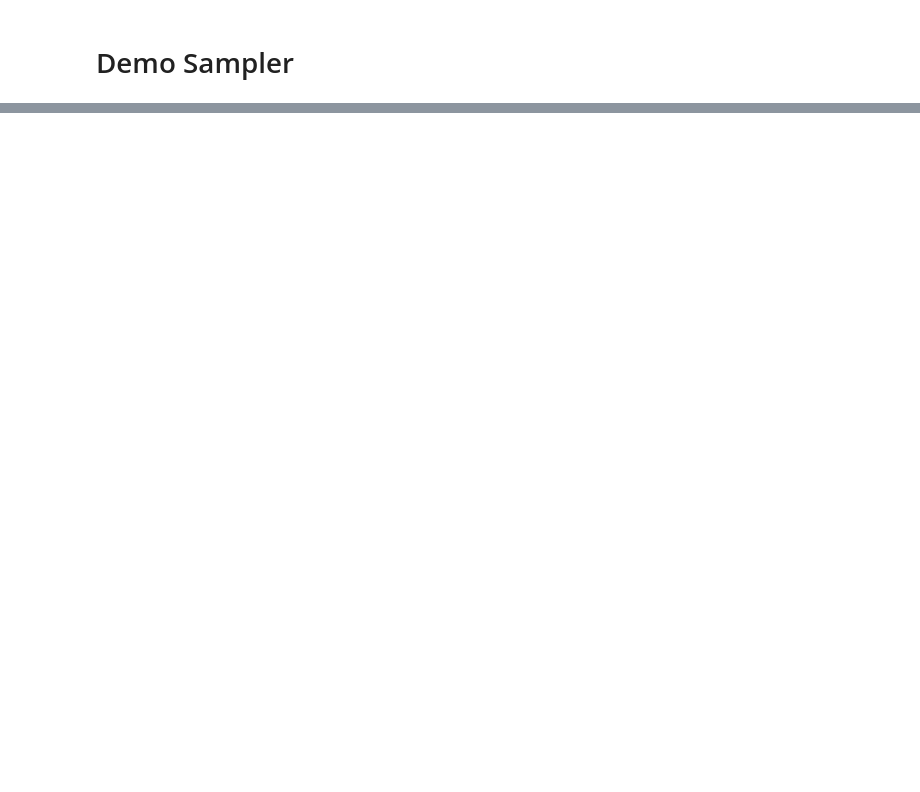
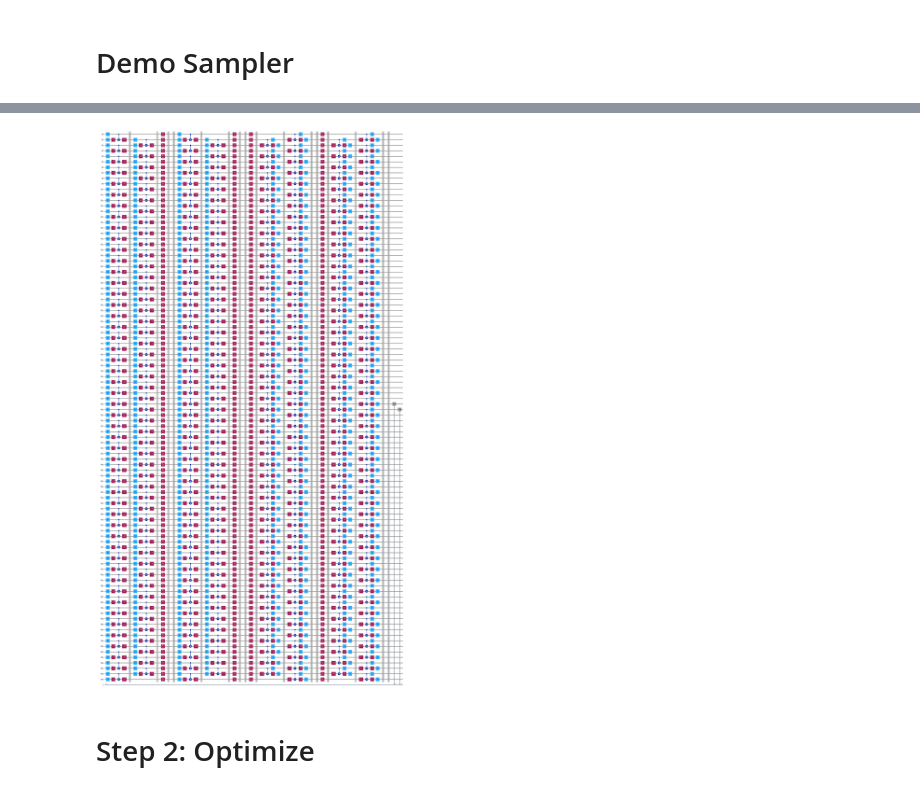
Before and after one commit to yaswanthvuppala/Quantum-Computing-codes, a Jupyter notebook: Primitives_in_Qc.ipynb, the cells around one changed output, grey strips where cells are left out. Cells and saved outputs as stored; diff of their text form; code cells hidden in the pictures; blank space fills up the shorter version.

```diff
--- a/Primitives_in_Qc.ipynb
+++ b/Primitives_in_Qc.ipynb
@@ -133,0 +142,17 @@ qc.draw(output='mpl',fold=-1)
+# %%
+max_totter_steps=10
+num_qubits=100
+measured_qubits=[49,50]
+
+qc_list =[]
+for trotter_step in range(max_totter_steps):
+  qc=generate_ld_tfim_circuit(num_qubits,num_trotter_steps,rx_angle,num_cl_bits=len(measured_qubits),trotter_barrier=True,layer_barrier=True)
+  append_mirrored_ld_tfim_circuit(qc,num_qubits,num_trotter_steps,rx_angle,trotter_barrier=True,layer_barrier=True)
+  qc.measure(measured_qubits,list(range(len(measured_qubits))))
+  qc_list.append(qc)
+# %%
+qc_list[1].draw(output='mpl',fold=-1)
+# %% [output]
+[figure, added]
+# %% [markdown]
+# Step 2: Optimize
```
Also changed, not shown: parts of 11 cells of this notebook.
